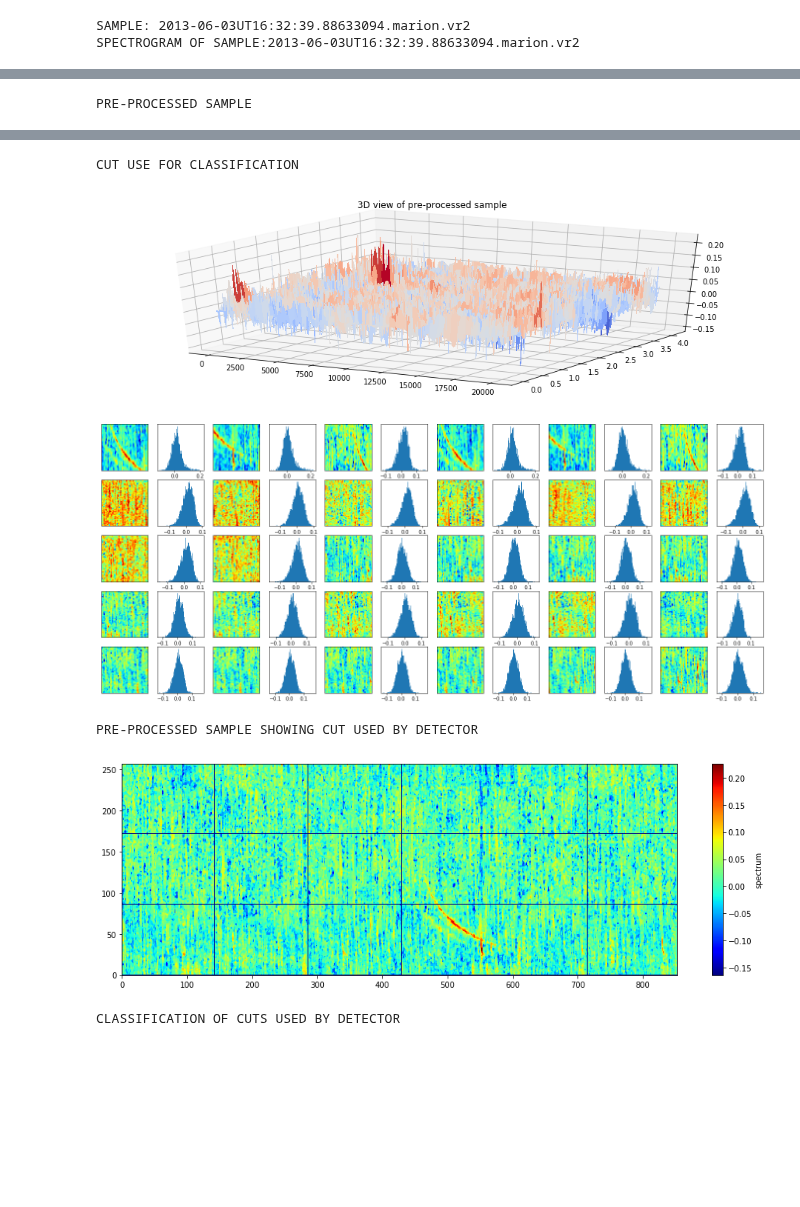
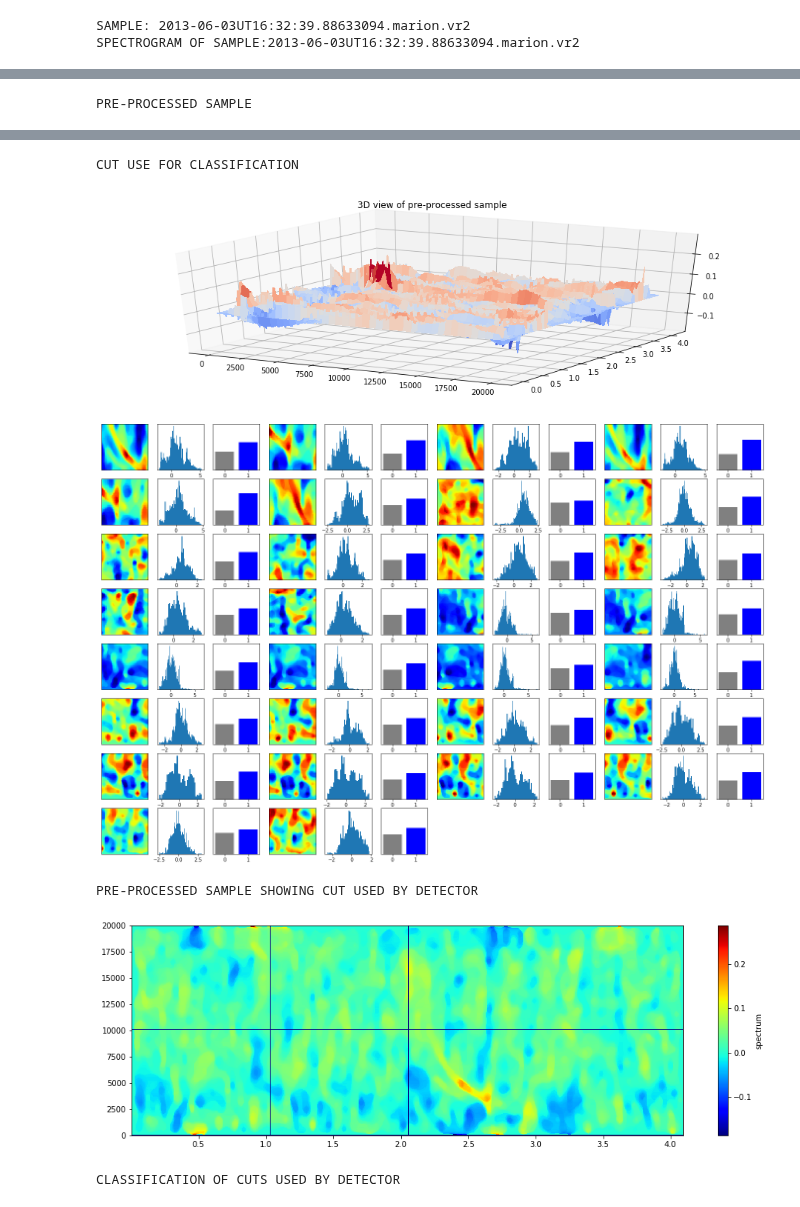
Before and after one commit to Kojey/MSc-whistler-waves-detector, a Jupyter notebook: ipy/experiments/model/detector.ipynb, the cells around one changed output, grey strips where cells are left out. Cells and saved outputs as stored; diff of their text form; code cells hidden in the pictures; blank space fills up the shorter version.

```diff
--- a/ipy/experiments/model/detector.ipynb
+++ b/ipy/experiments/model/detector.ipynb
@@ -75,8 +75,12 @@ def spectrogram_split(spectrogram, width, height):
     return spec, indices, cuts
 # %%
 # load scaler and cnn model
-standard_scaler = pickle.load( open( "scaler.pickle", "rb" ) )
-scaler = standard_scaler["scaler"]
+# standard_scaler = pickle.load( open( "scaler.pickle", "rb" ) )
+# scaler = standard_scaler["scaler"]
 model = load_model('cnn.h5')
-model.summary()
+# model.summary()
+from keras.utils import plot_model
+plot_model(model, show_shapes=True, show_layer_names=True, to_file='model.png')
+from IPython.display import Image
+Image(retina=True, filename='model.png')
 # %% [output]
@@ -101,11 +89,13 @@ _________________________________________________________________
 from mpl_toolkits.mplot3d import Axes3D
 from matplotlib import cm
 
-from PIL import Image
+dic = pickle.load(open( os.path.join(parameters.hyp5_location,'awdEvents'+str(awd_event), site,'h5py_cuts','spectrogram_cuts.pickle'), "rb" ) )
 
+files = dic["training"]
+file = files[np.random.randint(len(files))]
 # get file
-site = parameters.sites[0]
-file = utilities.random_file(awd_event, site)
+# site = parameters.sites[0]
+# file = utilities.random_file(awd_event, site)
 # file = '2013-07-25UT05:24:35.84611922.marion.vr2'
 file = '2013-06-03UT16:32:39.88633094.marion.vr2'
 print("SAMPLE:",file)
@@ -114,8 +104,8 @@ print("SAMPLE:",file)
 _, _, _, spectrogram_clean = spectrogram_and_output(awd_event, site, file, output=True, zscore=False)
 _, time, freq, spectrogram_pro = spectrogram_and_output(awd_event, site, file, output=False, zscore=True, medfilt=True, method="normalize")
 # # plot result with cut selection
-width = 6
-heigth = 3
+width = 4
+heigth = 2
 print("SPECTROGRAM OF SAMPLE:"+file)
 _ = spectrogram_plot(spectrogram_clean, size=(16,5))
 # plt.pcolormesh(spec, cmap='jet')
@@ -136,30 +126,38 @@ indices, spectrogram, specs_cuts, noise_cuts, f_cut_length, t_cut_length = spect
 cuts = specs_cuts.copy()
 if len(noise_cuts):
     cuts = np.append(specs_cuts, noise_cuts, axis=0)
-y_size = ceil(sqrt(len(cuts)))
-x_size = ceil(len(cuts)/y_size)
+x_size = ceil(len(cuts)/4)
+y_size = ceil(len(cuts)/x_size)
 print("CUT USE FOR CLASSIFICATION")
-plt.figure(figsize=(y_size*2*2,x_size*2))
-for i in range(0,len(cuts)*2,2):
-    plt.subplot(x_size, y_size*2,i+1)
-    index = int(i/2)
+plt.figure(figsize=(y_size*2*3,x_size*2))
+for i in range(0,len(cuts)*3,3):
+    plt.subplot(x_size, y_size*3,i+1)
+    index = int(i/3)
     spec = spectrogram[cuts[index][0]:cuts[index][1],cuts[index][2]:cuts[index][3]]
     spec = spectrogram_reshape(spec)
+    spec = scaler.transform(spec.reshape(parameters.clf_input_depth,parameters.clf_input_width*parameters.clf_input_height))
     spec = spec.reshape(1,parameters.clf_input_depth,parameters.clf_input_width,parameters.clf_input_height)
     plt.xticks([])
     plt.yticks([])
     plt.grid(False)
     plt.pcolormesh(spec[0][0], cmap='jet')
 #     plt.xlabel(np.argmax(pred, axis=1))
-    plt.subplot(x_size, y_size*2, i+2)
+    plt.subplot(x_size, y_size*3, i+2)
     plt.yticks([])
     plt.hist(spec[0][0].flatten(), bins='auto')
+    plt.subplot(x_size, y_size*3, i+3)
+    pred = model.predict(spec)[0]
+    plt.yticks([])
+    _range = np.arange(len(pred))
+    plt.bar(_range[np.isin(pred, pred.min())], pred[np.isin(pred, pred.min())], color="gray")
+    plt.bar(_range[np.isin(pred, pred.max())], pred[np.isin(pred, pred.max())], color="blue")
+    plt.ylim([0, 1])
 plt.show()
 
 # plot detector results
 spec ,indices, detector_cuts = spectrogram_split(spectrogram_pro, width, heigth)
 print("PRE-PROCESSED SAMPLE SHOWING CUT USED BY DETECTOR")
-_ = spectrogram_plot(spec, size=(16,5))
+_ = spectrogram_plot(spec, xaxis=time, yaxis=freq, size=(16,5))
 
 y_size = ceil(sqrt(len(detector_cuts)))
 x_size = ceil(len(detector_cuts)/y_size)
@@ -196,6 +194,6 @@ PRE-PROCESSED SAMPLE
 CUT USE FOR CLASSIFICATION
-[figure, old version]
+[figure, new version]
-[figure, old version]
+[figure, new version]
 PRE-PROCESSED SAMPLE SHOWING CUT USED BY DETECTOR
-[figure, old version]
+[figure, new version]
 CLASSIFICATION OF CUTS USED BY DETECTOR
```
Also changed, not shown: parts of 3 cells of this notebook, 10 other files.
